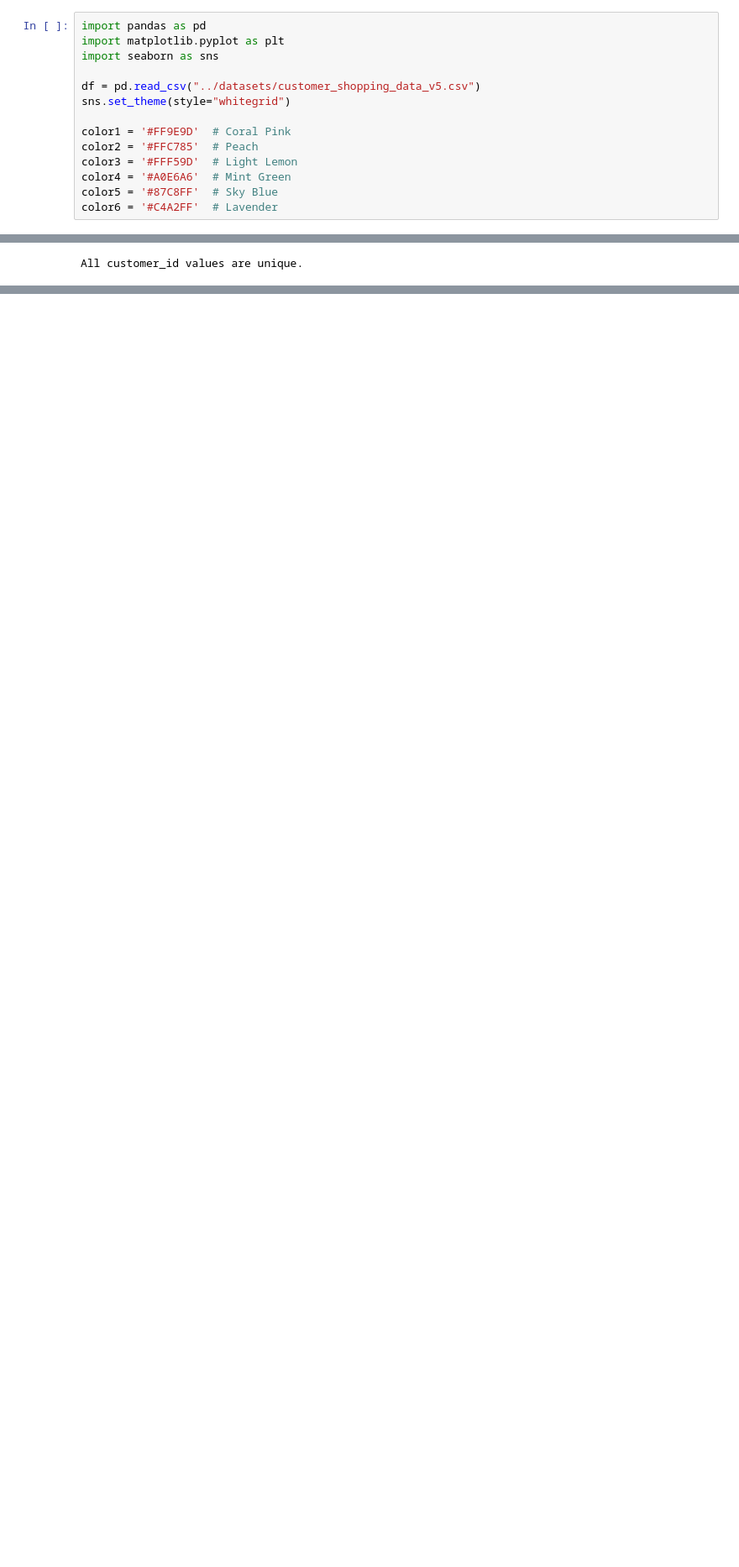
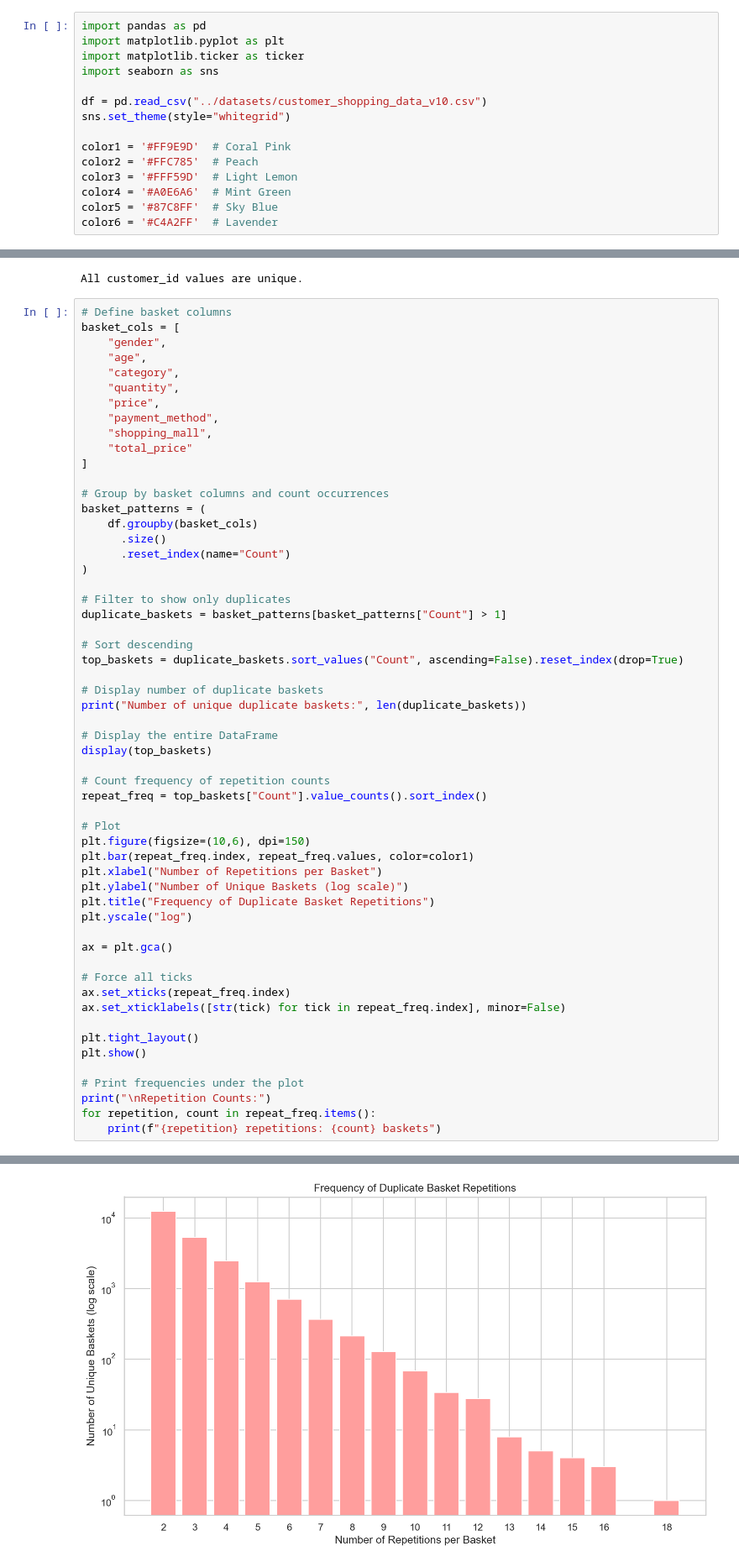
Before and after one commit to ebrarsudedogan/Mining-Retail-Behavior-in-Istanbul-Malls-Using-Consumer-Sentiment-Indices, a Jupyter notebook: explatory_data_analysis/dataset_frequency_and_distribution_analysis.ipynb, the cells around one changed output, grey strips where cells are left out. Shown at 84% size. Cells and saved outputs as stored; diff of their text form; blank space fills up the shorter version.

Commit message:
frequency analysis updated

```diff
--- a/explatory_data_analysis/dataset_frequency_and_distribution_analysis.ipynb
+++ b/explatory_data_analysis/dataset_frequency_and_distribution_analysis.ipynb
@@ -31,9 +31,10 @@ Steps performed:
 # %%
 import pandas as pd
 import matplotlib.pyplot as plt
+import matplotlib.ticker as ticker
 import seaborn as sns
 
-df = pd.read_csv("../datasets/customer_shopping_data_v5.csv")
+df = pd.read_csv("../datasets/customer_shopping_data_v10.csv")
 sns.set_theme(style="whitegrid")
 
 color1 = '#FF9E9D'  # Coral Pink
@@ -85,3 +86,60 @@ else:
     plt.show()
 # %% [output]
 All customer_id values are unique.
+# %%
+# Define basket columns
+basket_cols = [
+    "gender",
+    "age",
+    "category",
+    "quantity",
+    "price",
+    "payment_method",
+    "shopping_mall",
+    "total_price"
+]
+
+# Group by basket columns and count occurrences
+basket_patterns = (
+    df.groupby(basket_cols)
+      .size()
+      .reset_index(name="Count")
+)
+
+# Filter to show only duplicates
+duplicate_baskets = basket_patterns[basket_patterns["Count"] > 1]
+
+# Sort descending
+top_baskets = duplicate_baskets.sort_values("Count", ascending=False).reset_index(drop=True)
+
+# Display number of duplicate baskets
+print("Number of unique duplicate baskets:", len(duplicate_baskets))
+
+# Display the entire DataFrame
+display(top_baskets)
+
+# Count frequency of repetition counts
+repeat_freq = top_baskets["Count"].value_counts().sort_index()
+
+# Plot
+plt.figure(figsize=(10,6), dpi=150)
+plt.bar(repeat_freq.index, repeat_freq.values, color=color1)
+plt.xlabel("Number of Repetitions per Basket")
+plt.ylabel("Number of Unique Baskets (log scale)")
+plt.title("Frequency of Duplicate Basket Repetitions")
+plt.yscale("log")
+
+ax = plt.gca()
+
+# Force all ticks
+ax.set_xticks(repeat_freq.index)
+ax.set_xticklabels([str(tick) for tick in repeat_freq.index], minor=False)
+
+plt.tight_layout()
+plt.show()
+
+# Print frequencies under the plot
+print("\nRepetition Counts:")
+for repetition, count in repeat_freq.items():
+    print(f"{repetition} repetitions: {count} baskets")
+# %% [output]
@@ -87,0 +160 @@ All customer_id values are unique.
+[figure, added]
```
Also changed, not shown: parts of 1 cell of this notebook.
